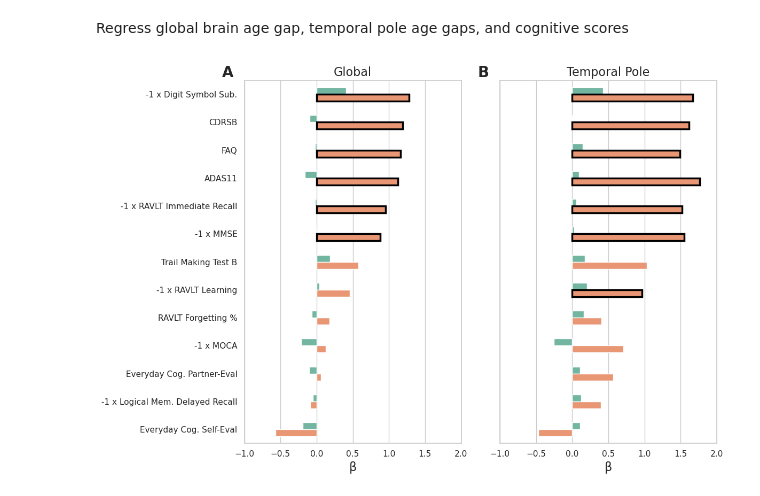
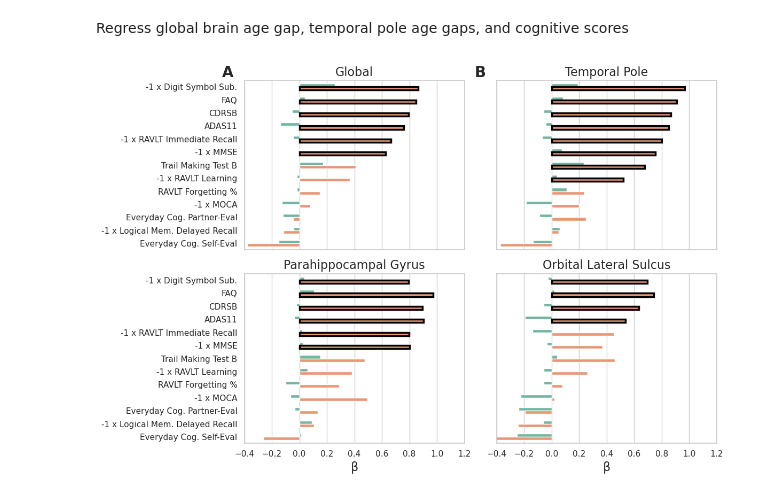
Before and after one commit to SamAndTheSun/Graph_UNet, a Jupyter notebook: notebooks/AD_analysis.ipynb, the cells around one changed output. Drawn from its saved outputs; the diff is of its cells as text; code cells hidden in the pictures.

```diff
--- a/notebooks/AD_analysis.ipynb
+++ b/notebooks/AD_analysis.ipynb
@@ -139,11 +140,12 @@ local_results, cog_arrays, _ = regress_cognitive(data_dir, output_dir, cog_path,
                                               subset=True, postprocess_obj=postprocess(),
                                               get_beta_arrays=True, mask_by='adj', pval_thresh=0.05,
                                               partial_region_names=False,
-                                              regions=[('all', 'both'), ('Pole_temporal', 'both')])
+                                              regions=[('all', 'both'), ('Pole_temporal', 'both'),
+                                                       ('G_oc-temp_med-Parahip', 'both'), ('S_orbital_lateral', 'both')])
 
 # Save the df and cog arrays
 local_results.to_csv(f'{output_dir}local_cog_tests.csv')
-with open(f'{output_dir}cog_test_values/all_cog_arrays.pkl', 'wb') as f:
+with open(f'{output_dir}all_cog_arrays.pkl', 'wb') as f:
     pickle.dump(cog_arrays, f)
 # %%
 # Load and clean results
@@ -166,6 +168,7 @@ local_results['region'] = local_results['region'].replace({
     'Pole_temporal': 'Temporal Pole',
     'G_oc-temp_med-Parahip': 'Parahippocampal Gyrus',
     'G_temporal_inf' : 'Inferior Temporal Gyrus',
+    'S_orbital_lateral' : 'Orbital Lateral Sulcus',
     'Front' : 'Frontal',
     'all' : 'Global'
 })
@@ -214,7 +217,7 @@ for i, ((region, hemi), ax) in enumerate(zip(region_hemi_combos.values, axes)):
                           hue_order=['CN', 'AD'])
 
     # Fixed x-axis range
-    ax.set_xlim(-1, 2)
+    ax.set_xlim(-0.4, 1.2)
 
     # Title = region + hemisphere
     if hemi == 'both':
@@ -224,34 +227,34 @@ for i, ((region, hemi), ax) in enumerate(zip(region_hemi_combos.values, axes)):
 
     # Only show y-ticks on left column
     if i % n_cols != 0:
         ax.set_yticks([])
 
     # Only show x-tick labels on bottom row
     if i < n_subplots - n_cols:
         ax.tick_params(axis='x', labelbottom=False)
 
     ax.set_xlabel('β', size=16)
     ax.set_ylabel('')
     ax.get_legend().remove()
 
 # Remove any empty axes
 for j in range(i+1, len(axes)):
     fig.delaxes(axes[j])
 
 # Add subplot indicators
 subplot_labels = ['A', 'B']
 
 for ax, label in zip(axes[:len(subplot_labels)], subplot_labels):
     ax.text(
         -0.05, 1, label,
         transform=ax.transAxes,
         fontsize=20, fontweight='bold',
         va='bottom', ha='right')
 
 plt.tight_layout()
 plt.savefig(f'{output_dir}local_cog_barplot.png')
 # %% [output]
-[figure, old version]
+[figure, new version]
 # %%
 local_results.head(100)
 display(local_results.style.hide(axis='index'))
```
Also changed, not shown: parts of 6 cells of this notebook, 8 other files.
